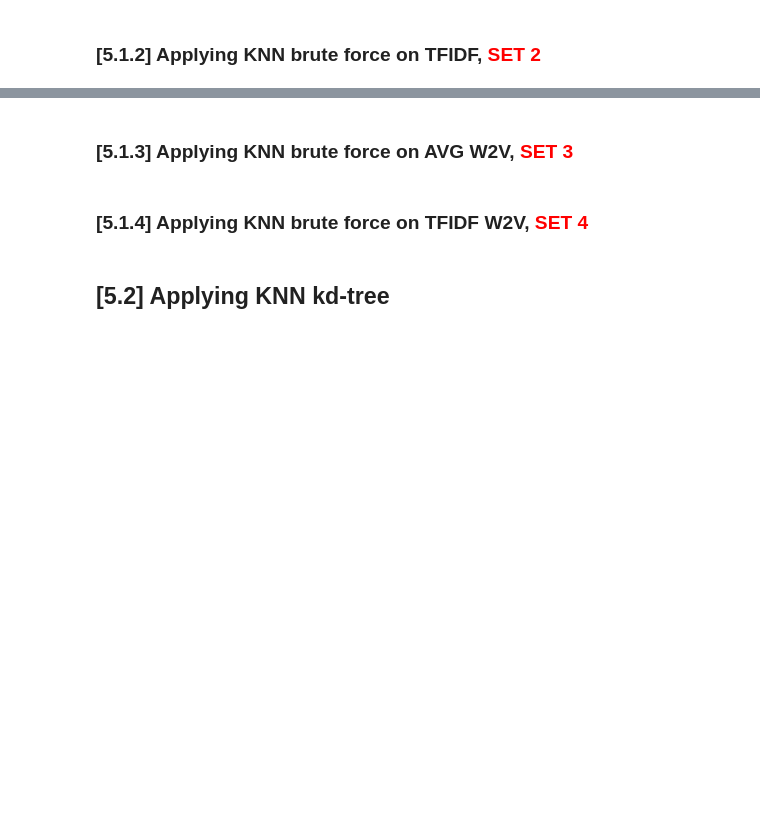
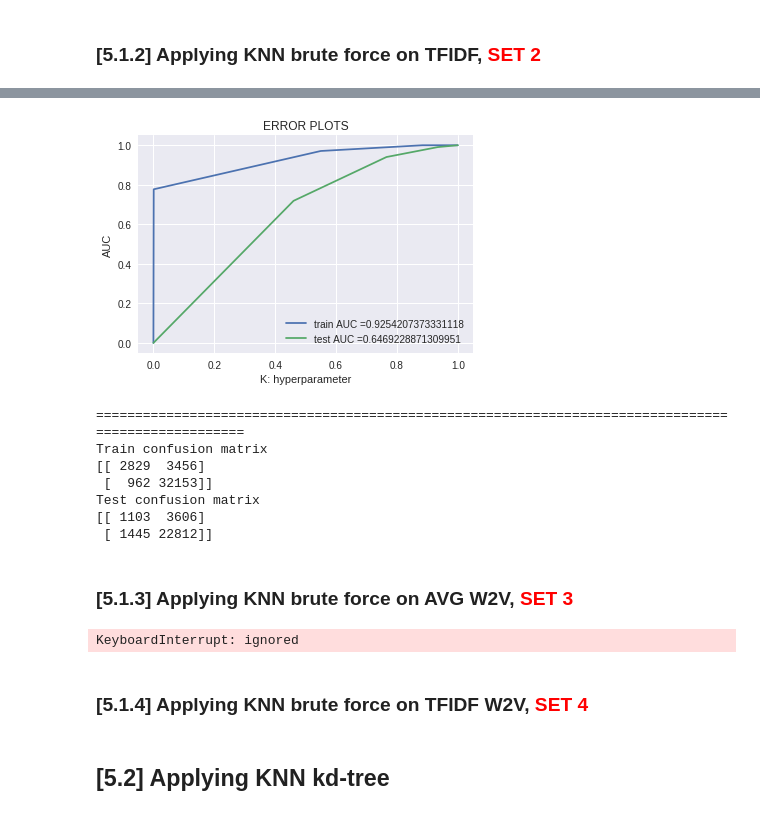
Before and after one commit to gopalkalpande/Assignments_ML, a Jupyter notebook: KNN.ipynb, the cells around one changed output, grey strips where cells are left out. Saved outputs shown, nothing was run; the diff lists cells and outputs as text; code cells hidden in the pictures; blank space fills up the shorter version.

```diff
--- a/KNN.ipynb
+++ b/KNN.ipynb
@@ -632,2 +826,40 @@ for sent in tqdm(list_of_sentance): # for each review/sentence
+# %%
+best_k = 3
+# %%
+from sklearn.metrics import roc_curve, auc
+
+
+neigh = KNeighborsClassifier(n_neighbors=best_k)
+neigh.fit(X_train_tfidf, y_train)
+# roc_auc_score(y_true, y_score) the 2nd parameter should be probability estimates of the positive class
+# not the predicted outputs
+
+train_fpr, train_tpr, thresholds = roc_curve(y_train, neigh.predict_proba(X_train_tfidf)[:,1])
+test_fpr, test_tpr, thresholds = roc_curve(y_test, neigh.predict_proba(X_test_tfidf)[:,1])
+
+plt.plot(train_fpr, train_tpr, label="train AUC ="+str(auc(train_fpr, train_tpr)))
+plt.plot(test_fpr, test_tpr, label="test AUC ="+str(auc(test_fpr, test_tpr)))
+plt.legend()
+plt.xlabel("K: hyperparameter")
+plt.ylabel("AUC")
+plt.title("ERROR PLOTS")
+plt.show()
+
+print("="*100)
+
+from sklearn.metrics import confusion_matrix
+print("Train confusion matrix")
+print(confusion_matrix(y_train, neigh.predict(X_train_tfidf)))
+print("Test confusion matrix")
+print(confusion_matrix(y_test, neigh.predict(X_test_tfidf)))
+# %% [output]
+[figure, added]
+====================================================================================================
+Train confusion matrix
+[[ 2829  3456]
+ [  962 32153]]
+Test confusion matrix
+[[ 1103  3606]
+ [ 1445 22812]]
 # %% [markdown]
 ### [5.1.3] Applying KNN brute force on AVG W2V,<font color='red'> SET 3</font>
@@ -635,0 +866,22 @@ for sent in tqdm(list_of_sentance): # for each review/sentence
+# %%
+# Please write all the code with proper documentation
+
+# average Word2Vec
+# compute average word2vec for each review.
+sent_vectors_train = []; # the avg-w2v for each sentence/review is stored in this list
+for sent in tqdm(X_train): # for each review/sentence
+    sent_vec = np.zeros(50) # as word vectors are of zero length 50, you might need to change this to 300 if you use google's w2v
+    cnt_words =0; # num of words with a valid vector in the sentence/review
+    for word in sent: # for each word in a review/sentence
+        if word in w2v_words:
+            vec = w2v_model.wv[word]
+            sent_vec += vec
+            cnt_words += 1
+    if cnt_words != 0:
+        sent_vec /= cnt_words
+    sent_vectors_train.append(sent_vec)
+X_train_avg_w2v = np.array(sent_vectors_train)
+print(X_train_avg_w2v.shape)
+print(X_train_avg_w2v[0])
+# %% [output]
+KeyboardInterrupt: ignored
```
Also changed, not shown: parts of 33 cells of this notebook.
